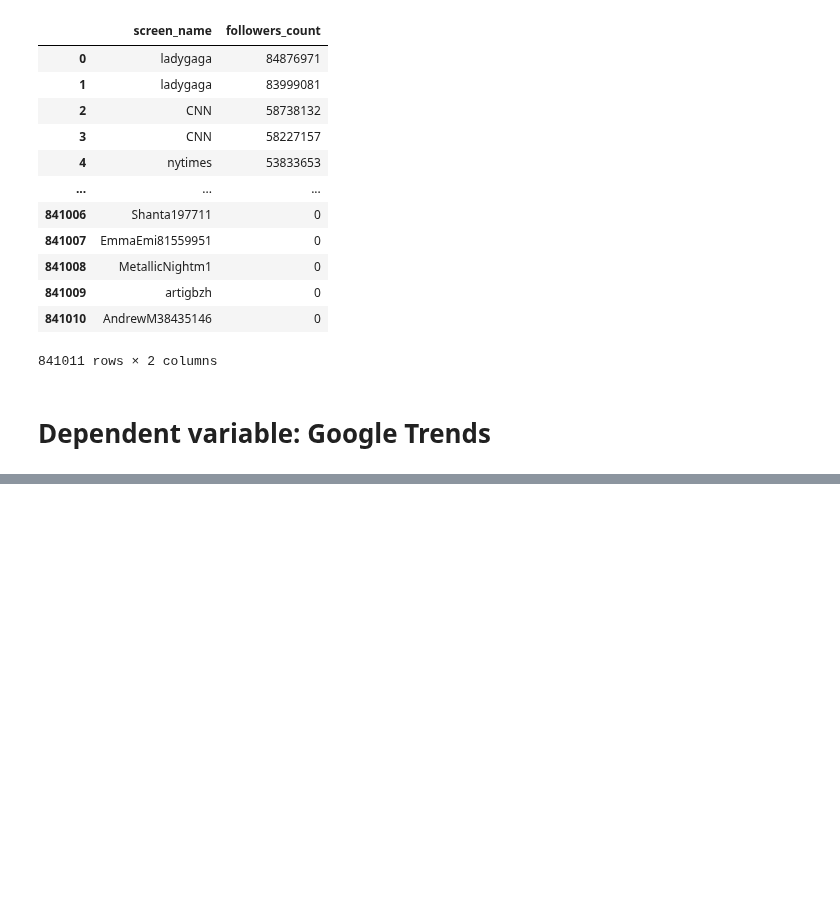
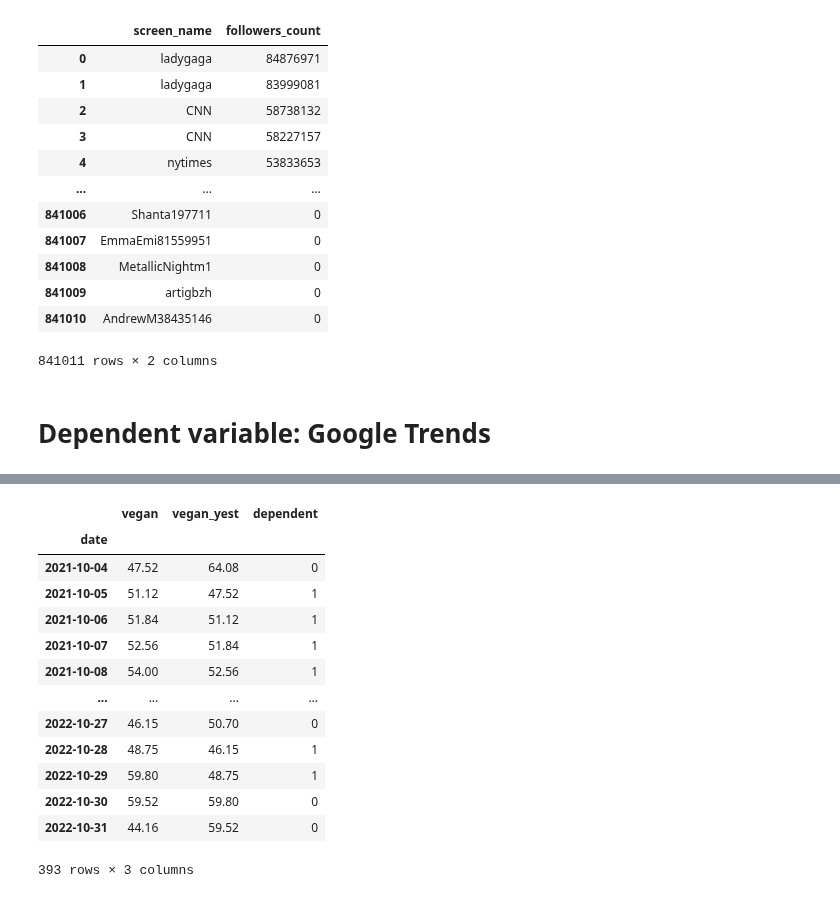
Before and after one commit to atyvaert/big-data, a Jupyter notebook: src/Exploration_Notebooks/Wouter_Exploration.ipynb, the cells around one changed output, grey strips where cells are left out. Cells and saved outputs as stored; diff of their text form; code cells hidden in the pictures; blank space fills up the shorter version.

Commit message:
creating dependent function google trends

```diff
--- a/src/Exploration_Notebooks/Wouter_Exploration.ipynb
+++ b/src/Exploration_Notebooks/Wouter_Exploration.ipynb
@@ -405,0 +422,23 @@ vegan:2022-10-01 2022-10-31
+# %%
+df["vegan_yest"] = df["vegan"].shift(1)
+# %%
+df["dependent"] = df.apply(lambda x:  1 if x["vegan"] > x["vegan_yest"] else 0, axis=1)
+# %%
+df = df.iloc[3: , :]
+# %%
+df
+# %% [output]
+|  | vegan | vegan_yest | dependent |
+| date |  |  |  |
+| 2021-10-04 | 47.52 | 64.08 | 0 |
+| 2021-10-05 | 51.12 | 47.52 | 1 |
+| 2021-10-06 | 51.84 | 51.12 | 1 |
+| 2021-10-07 | 52.56 | 51.84 | 1 |
+| 2021-10-08 | 54.00 | 52.56 | 1 |
+| ... | ... | ... | ... |
+| 2022-10-27 | 46.15 | 50.70 | 0 |
+| 2022-10-28 | 48.75 | 46.15 | 1 |
+| 2022-10-29 | 59.80 | 48.75 | 1 |
+| 2022-10-30 | 59.52 | 59.80 | 0 |
+| 2022-10-31 | 44.16 | 59.52 | 0 |
+393 rows × 3 columns
```
Also changed, not shown: parts of 4 cells of this notebook.
